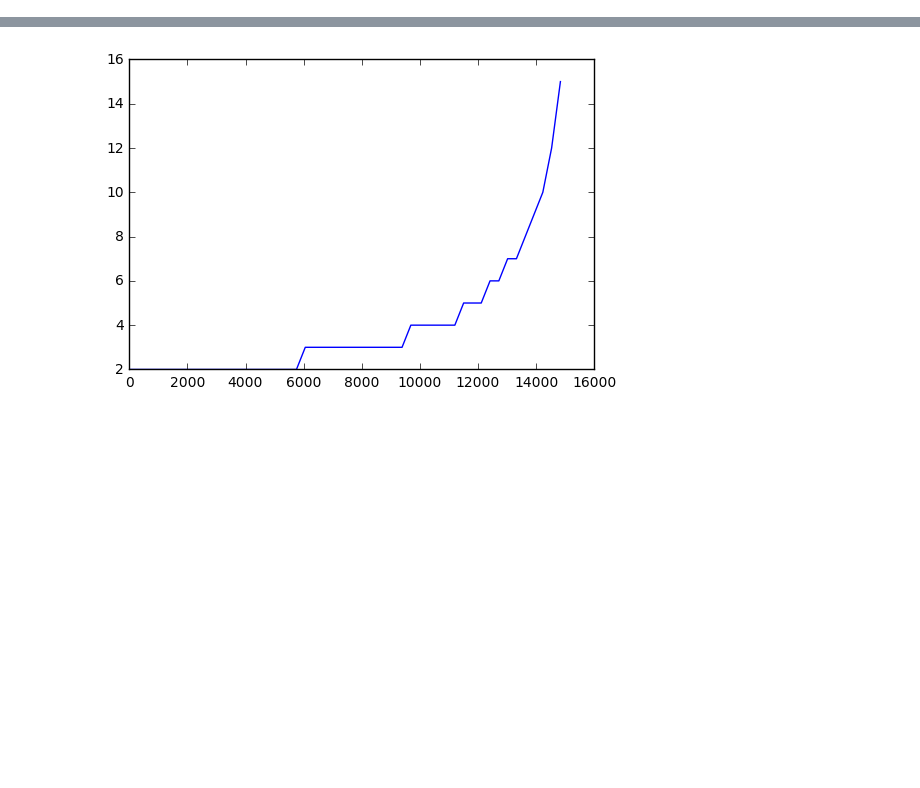
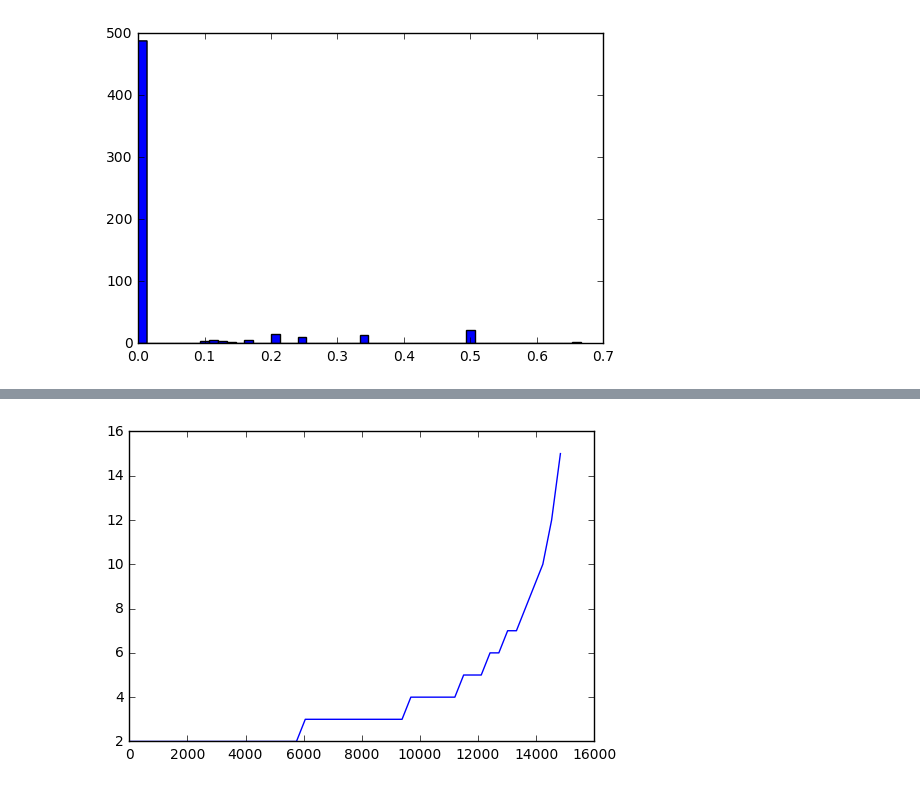
Before and after one commit to rfriel/goodreads_rating_prediction, a Jupyter notebook: scraping/scrape_explore.ipynb, the cells around one changed output, grey strips where cells are left out. Drawn from its saved outputs; the diff is of its cells as text; code cells hidden in the pictures; blank space fills up the shorter version.

Commit message:
created function computeFriendRatingFractions, which computes for each (user, rated book) pair (for books w/ >1 raters) what fraction of the book's ratings were friends of user.

```diff
--- a/scraping/scrape_explore.ipynb
+++ b/scraping/scrape_explore.ipynb
@@ -34,5 +34,5 @@ def reset_colls(friends, ratings, books):
 # %%
-checkBiased = True
+checkBiased = False
 # %%
 # checking what we've got
 
@@ -99,3 +99,6 @@ max        118.000000
 dtype: float64
 # %%
 #populate_friends(ratings, friends, books, 0.05)
+userFractions = computeFriendRatingFractions(ratings, friends, books, 0.05)
+# %%
+lumpedFractions = reduce(lambda l1, l2: l1+l2, userFractions.values())
@@ -101,0 +119,4 @@ dtype: float64
+# %%
+plt.hist(lumpedFractions, bins=50);
+# %% [output]
+[figure, added]
```
Also changed, not shown: parts of 4 cells of this notebook, 3 other files.
